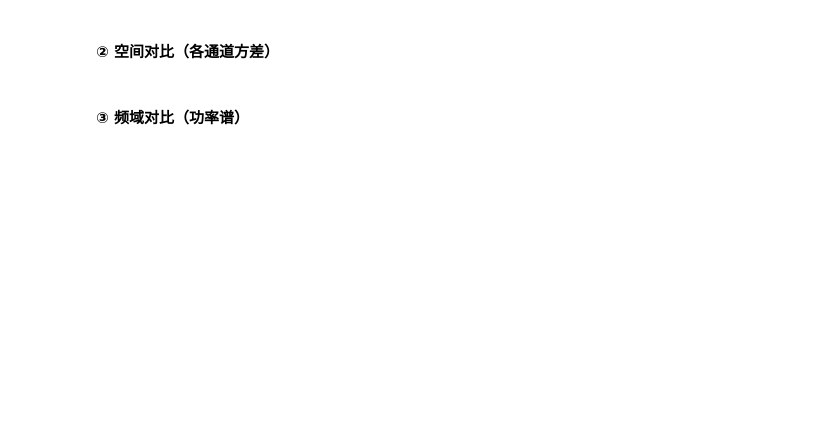
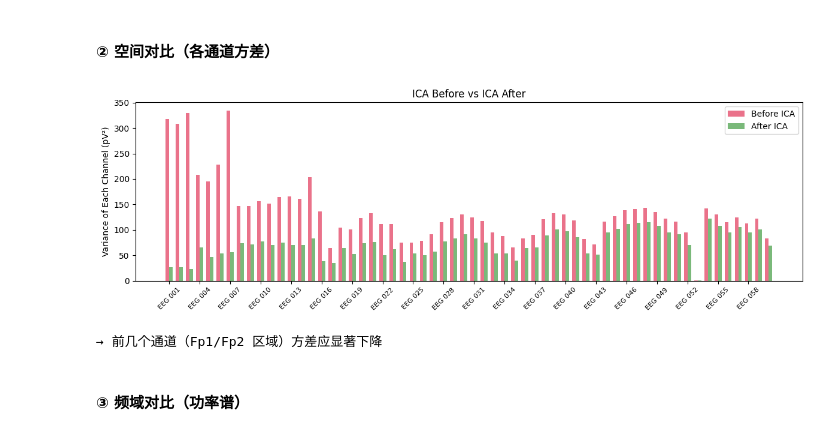
Before and after one commit to usstziyi/eeg_ica_learning, a Jupyter notebook: notebooks/unit5_full_pipeline.ipynb, the cells around one changed output. Saved outputs shown, nothing was run; the diff lists cells and outputs as text; code cells hidden in the pictures; blank space fills up the shorter version.

```diff
--- a/notebooks/unit5_full_pipeline.ipynb
+++ b/notebooks/unit5_full_pipeline.ipynb
@@ -121,23 +197,45 @@ plt.tight_layout(); plt.show()
 # %%
 # 所有通道的方差：ICA 前 vs 后
 var_before = raw_filt.get_data().var(axis=1)
 var_after = raw_clean.get_data().var(axis=1)
 
 fig, ax = plt.subplots(figsize=(12, 4))
 x = np.arange(len(raw_filt.ch_names))
 width = 0.35
-ax.bar(x - width/2, var_before * 1e12, width, label='ICA 前',
-       color='crimson', alpha=0.6)
-ax.bar(x + width/2, var_after * 1e12, width, label='ICA 后',
-       color='forestgreen', alpha=0.6)
-ax.set_xticks(x[::3])
-ax.set_xticklabels([raw_filt.ch_names[i] for i in range(0, len(x), 3)],
-                   rotation=45, fontsize=8)
-ax.set_ylabel('方差 (pV²)')
-ax.set_title('各通道方差：红=ICA前  绿=ICA后')
+# 绘制ICA处理前的方差柱状图
+ax.bar(
+    x - width/2,           # x轴位置：向左偏移半个柱宽
+    var_before * 1e12,     # 方差数据，转换为pV²单位
+    width,                 # 柱宽
+    label='Before ICA',    # 图例标签
+    color='crimson',       # 深红色
+    alpha=0.6              # 透明度60%
+)
+# 绘制ICA处理后的方差柱状图
+ax.bar(
+    x + width/2,           # x轴位置：向右偏移半个柱宽
+    var_after * 1e12,      # 方差数据，转换为pV²单位
+    width,                 # 柱宽
+    label='After ICA',     # 图例标签
+    color='forestgreen',   # 森林绿色
+    alpha=0.6              # 透明度60%
+)
+ax.set_xticks(x[::3]) # 每3个通道显示一个标签
+# 设置x轴刻度标签
+ax.set_xticklabels(
+    [raw_filt.ch_names[i] for i in range(0, len(x), 3)],  # 每3个通道取一个名称
+    rotation=45,   # 标签旋转45度，防止重叠
+    fontsize=8     # 字体大小设置为8
+)
+ax.set_ylabel('Variance of Each Channel (pV²)')
+ax.set_title('ICA Before vs ICA After')
 ax.legend()
-plt.tight_layout(); plt.show()
+plt.tight_layout();
+plt.show()
 print("→ 前几个通道（Fp1/Fp2 区域）方差应显著下降")
+# %% [output]
+[figure, added]
+→ 前几个通道（Fp1/Fp2 区域）方差应显著下降
 # %% [markdown]
 #### ③ 频域对比（功率谱）
 # %%
```
Also changed, not shown: parts of 14 cells of this notebook, 4 other files.
